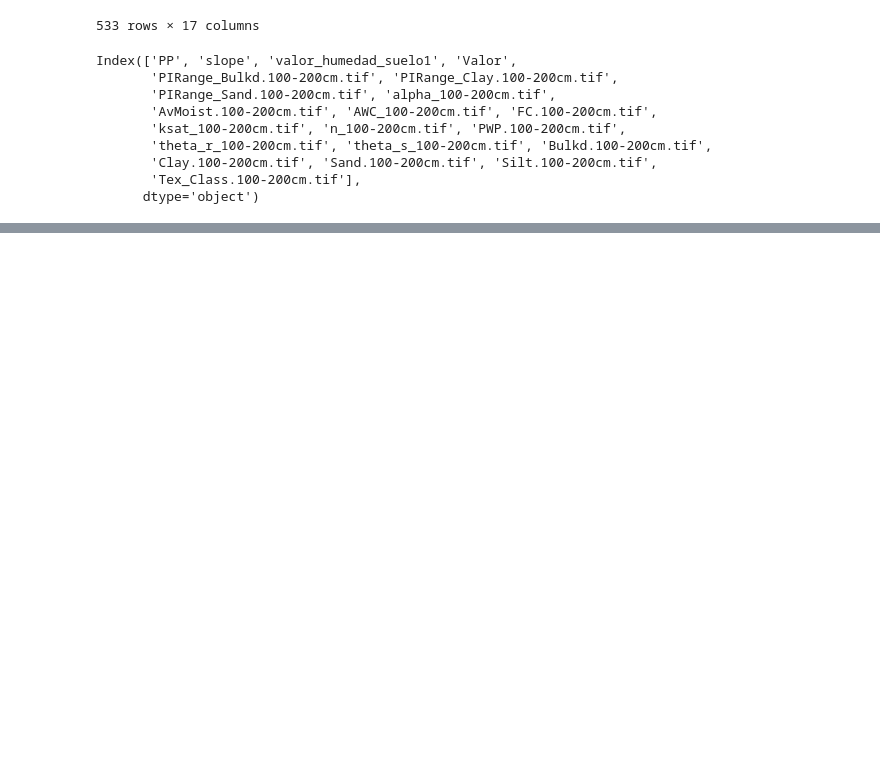
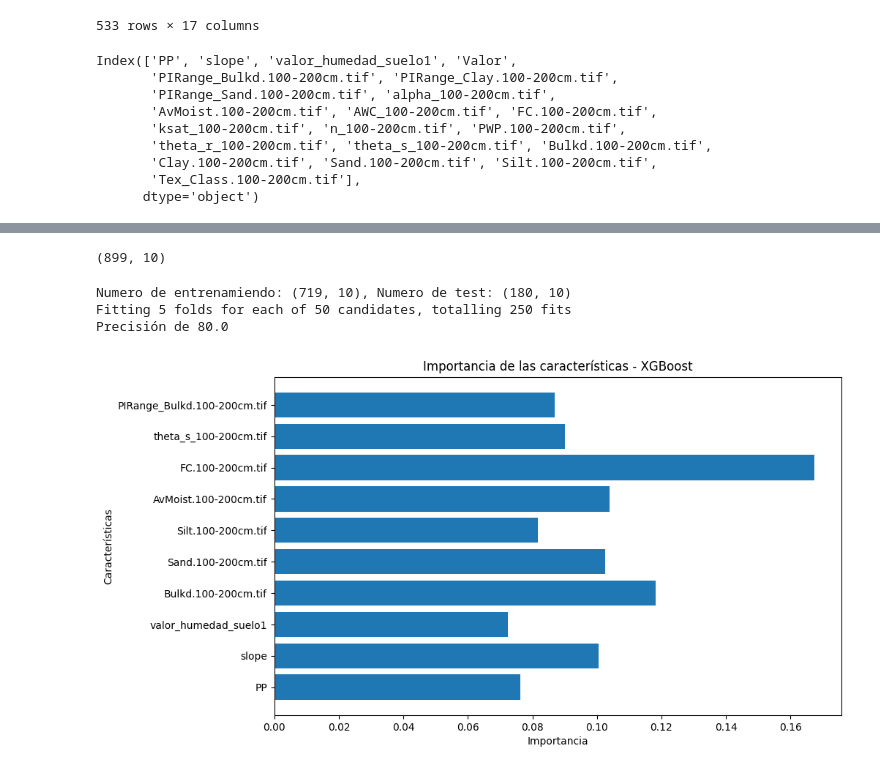
Before and after one commit to ManuelLabbe/script_geotiff_data_extraction, a Jupyter notebook: final_eda.ipynb, the cells around one changed output, grey strips where cells are left out. Drawn from its saved outputs; the diff is of its cells as text; code cells hidden in the pictures; blank space fills up the shorter version.

Commit message:
feature selection / final eda

```diff
--- a/final_eda.ipynb
+++ b/final_eda.ipynb
@@ -507,0 +653,47 @@ Precisión de 84.57446808510637
+# %%
+data = (data - data.mean()) / data.std()
+# %%
+from sklearn.ensemble import ExtraTreesClassifier
+from sklearn.feature_selection import SelectFromModel
+
+clf = ExtraTreesClassifier(n_estimators=50)
+clf = clf.fit(data, data_y)
+clf.feature_importances_
+model = SelectFromModel(clf, prefit=True,)
+array_booleanos = model.get_support()
+array_booleanos[0] = True
+#X_new = model.transform(data)
+X_new = data[data.columns[array_booleanos]]
+X_new.shape
+# %% [output]
+(899, 10)
+# %%
+from sklearn.model_selection import train_test_split
+from sklearn.model_selection import RandomizedSearchCV
+from sklearn.metrics import accuracy_score, f1_score
+from xgboost import XGBClassifier
+
+param_grid = {
+    'max_depth': [3, 5, 7, 10],
+    'learning_rate': [0.01, 0.1, 0.2, 0.3],
+    'n_estimators': [100, 200, 300, 500],
+    'subsample': [0.6, 0.8, 1.0],
+    'colsample_bytree': [0.6, 0.8, 1.0],
+    'gamma': [0, 0.1, 0.2, 0.3],
+    'reg_alpha': [0, 0.1, 0.5, 1.0],
+    'reg_lambda': [0, 1.0, 10.0]
+}
+
+X_train, X_test, y_train, y_test = train_test_split(X_new, data_y, test_size=0.2)
+print(f'Numero de entrenamiendo: {X_train.shape}, Numero de test: {X_test.shape}')
+model = XGBClassifier()
+random_search = RandomizedSearchCV(model, param_distributions=param_grid, n_iter=50, scoring='accuracy', cv=5, verbose=1, random_state=42)
+random_search.fit(X_train, y_train)
+best_model = random_search.best_estimator_
+y_pred = best_model.predict(X_test)
+acc = accuracy_score(y_true=y_test, y_pred=y_pred)
+print(f'Precisión de {acc*100}')
+# %% [output]
+Numero de entrenamiendo: (719, 10), Numero de test: (180, 10)
+Fitting 5 folds for each of 50 candidates, totalling 250 fits
+Precisión de 80.0
@@ -507,0 +702,15 @@ Precisión de 84.57446808510637
+# %%
+feature_importance = best_model.feature_importances_
+
+# Obtener nombres de las características
+feature_names = X_train.columns
+
+# Crear un gráfico de barras para visualizar la importancia de las características
+plt.figure(figsize=(10, 6))
+plt.barh(feature_names, feature_importance)
+plt.xlabel('Importancia')
+plt.ylabel('Características')
+plt.title('Importancia de las características - XGBoost')
+plt.show()
+# %% [output]
+[figure, added]
```
Also changed, not shown: parts of 35 cells of this notebook, 1 other file.
